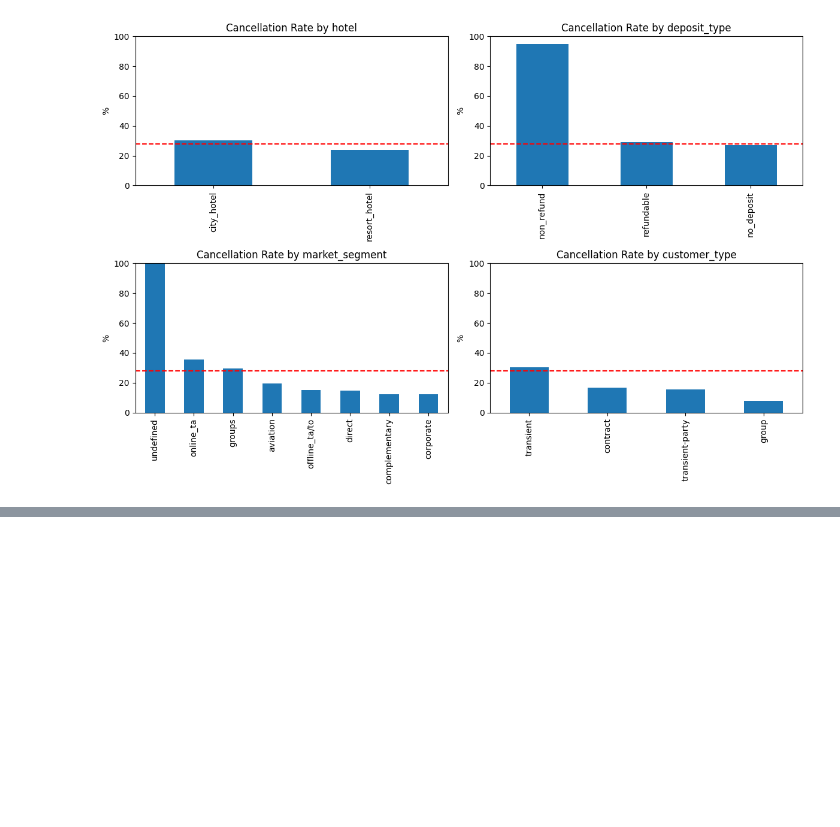
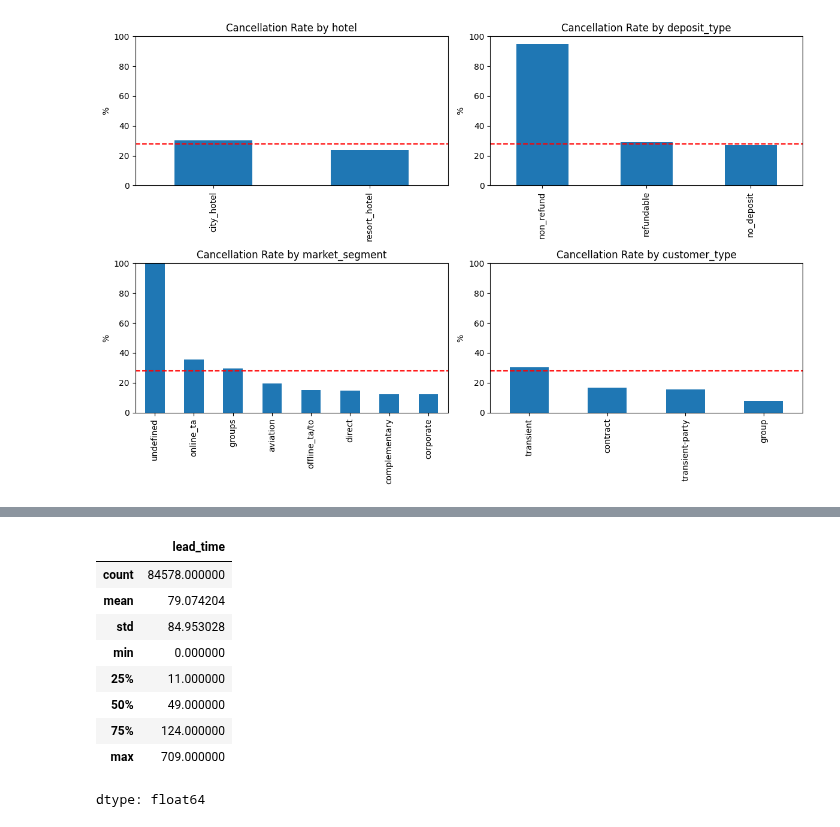
Before and after one commit to nabila-natasha/hotel-booking-cancellation-ml, a Jupyter notebook: notebooks/01_eda_cleaning.ipynb, the cells around one changed output, grey strips where cells are left out. Cells and saved outputs as stored; diff of their text form; code cells hidden in the pictures; blank space fills up the shorter version.

```diff
--- a/notebooks/01_eda_cleaning.ipynb
+++ b/notebooks/01_eda_cleaning.ipynb
@@ -590,0 +608,13 @@ plt.show()
+# %%
+df_clean['lead_time'].describe().T
+# %% [output]
+|  | lead_time |
+| count | 84578.000000 |
+| mean | 79.074204 |
+| std | 84.953028 |
+| min | 0.000000 |
+| 25% | 11.000000 |
+| 50% | 49.000000 |
+| 75% | 124.000000 |
+| max | 709.000000 |
+dtype: float64
```
Also changed, not shown: parts of 5 cells of this notebook.
